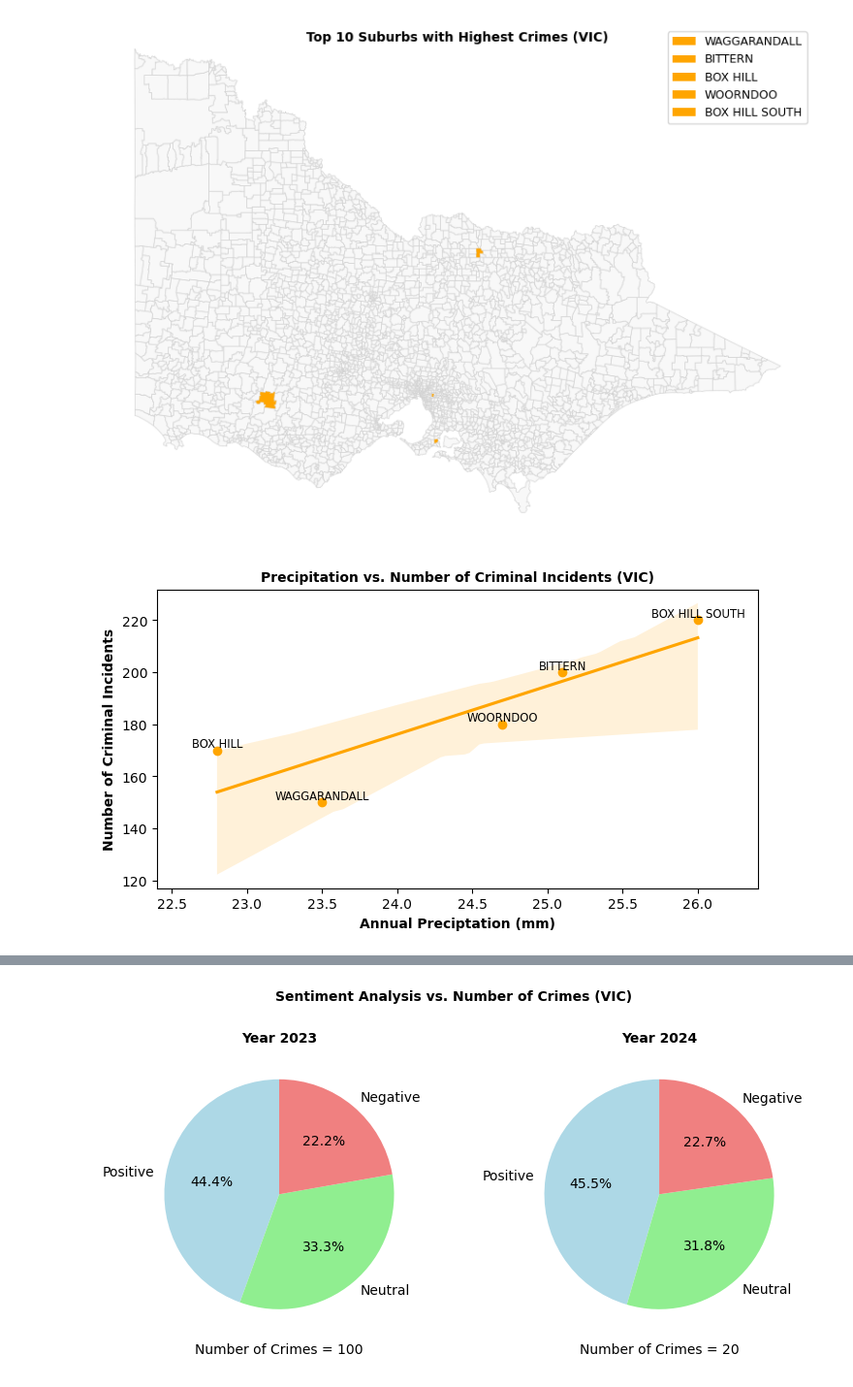
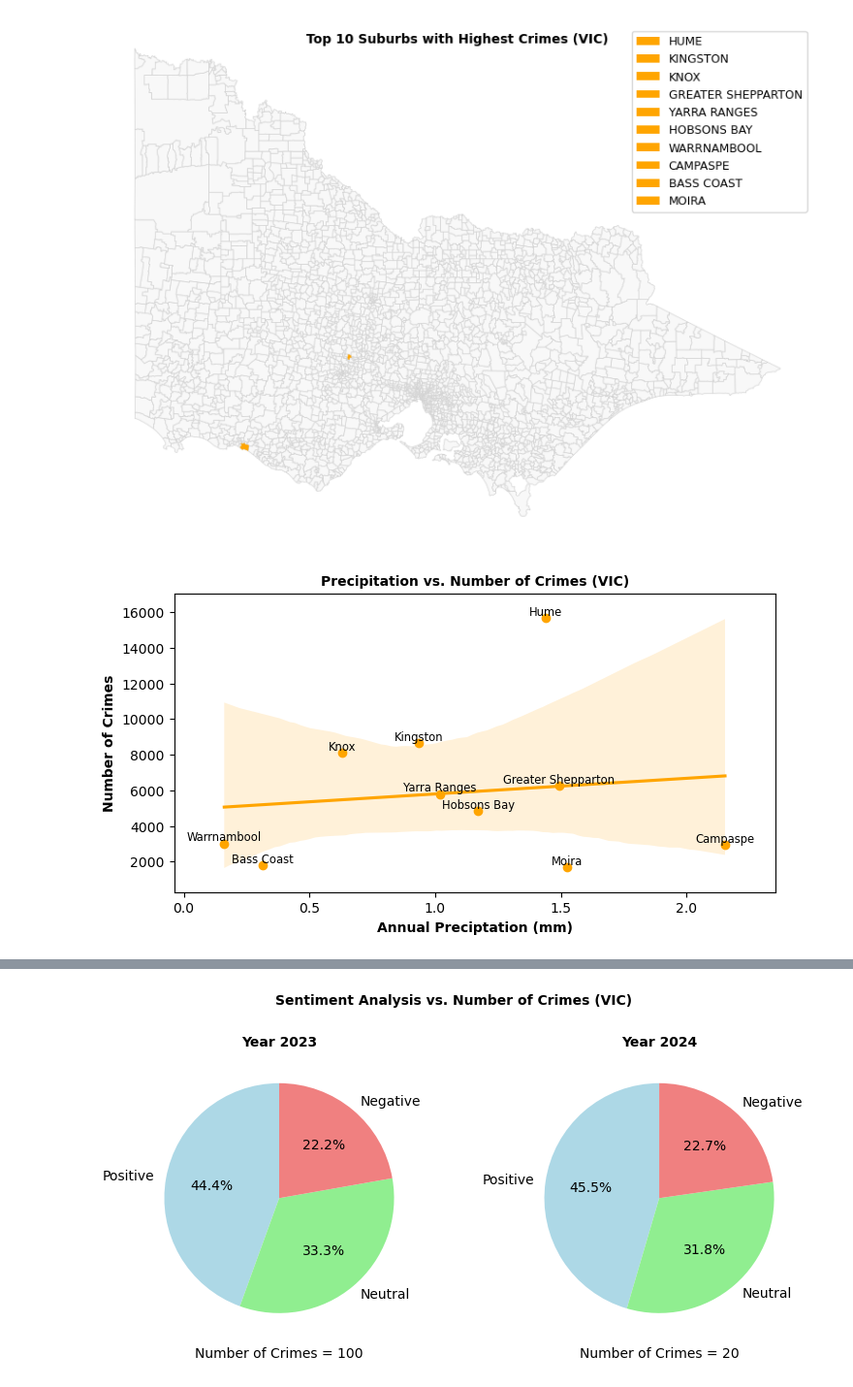
Before and after one commit to TLzzs/Realtime-Data-Analytic, a Jupyter notebook: frontend/plot_debug.ipynb, the cells around one changed output, grey strips where cells are left out. Shown: that part at 97% size. Drawn from its saved outputs; the diff is of its cells as text; code cells hidden in the pictures.

Commit message:
Completed frontend setup with backend link for BOM weather data; awaiting Mastodon social media integration.

```diff
--- a/frontend/plot_debug.ipynb
+++ b/frontend/plot_debug.ipynb
@@ -11,6 +23,11 @@ map_titles = {
     'temp':'Top 10 Suburbs with Highest Annual Temperature (VIC)',
     'precip':'Top 10 Suburbs with Highest Annual Precipitation (VIC)'
 }
+
+# gdf1 = gpd.read_file("../data/suburb-2-vic.geojson")
+# gdf2 = gpd.read_file("../data/suburb-10-vic.geojson")
+# gdf = gpd.GeoDataFrame(pd.concat([gdf1, gdf2], ignore_index=True))
+
 gdf = gpd.read_file("../data/suburb-2-vic.geojson")
 
 def plot_map(map_type,highlight_suburbs):
@@ -34,56 +51,60 @@ def plot_map(map_type,highlight_suburbs):
     plt.show()
     return None
 
-# Define the list of highlighted suburbs
-suburbs = ['WAGGARANDALL','BITTERN','BOX HILL','WOORNDOO','BOX HILL SOUTH']
-plot_map('crime',suburbs)
+all_suburbs = [entry['suburb_name'].upper() for entry in top_5_by_total_offences]
+plot_map('crime',all_suburbs)
+
+# top_suburbs = [entry['suburb_name'].upper() for entry in top_5_by_total_offences]
+# bottom_suburbs = [entry['suburb_name'].upper() for entry in bottom_5_by_total_offences]
+# plot_map('crime',top_suburbs)
+# plot_map('crime',bottom_suburbs)
 # %% [output]
-[figure, old version]
+[figure, new version]
 # %%
 scatter_annotations = {
     'title': {
-        'temp':'Temperature vs. Number of Criminal Incidents (VIC)',
-        'precip':'Precipitation vs. Number of Criminal Incidents (VIC)'
+        'average_temp':'Temperature vs. Number of Crimes (VIC)',
+        'average_rain':'Precipitation vs. Number of Crimes (VIC)'
     },
     'xlabel': {
-        'temp':'Annual Temperature (°C)',
-        'precip':'Annual Preciptation (mm)'
+        'average_temp':'Annual Temperature (°C)',
+        'average_rain':'Annual Preciptation (mm)'
     }
 }
 
 def plot_scatter_chart(scatter_type,data):
     # Extracting data
-    feature_data = [entry['feature_data'] for entry in data]
-    count_data = [entry['crime_count'] for entry in data]
-    suburbs = [entry['suburb'] for entry in data]
+    feature_data = [entry[scatter_type] for entry in data]
+    count_data = [entry['total_offences'] for entry in data]
+    suburbs = [entry['suburb_name'] for entry in data]
 
     # Create Scatter Plot
     plt.figure(figsize=(8, 4))
     plt.scatter(feature_data, count_data, color='orange')
 
-    # Add Trend Line
+    # # Add Trend Line
     sns.regplot(x=feature_data, y=count_data, scatter=False, color='orange')
 
     # Add annotations for each suburb
     for i, suburb in enumerate(suburbs):
-        plt.text(feature_data[i], count_data[i], suburb, horizontalalignment='center', verticalalignment='bottom', size='small')
+        plt.text(feature_data[i], count_data[i], suburb, ha='center', va='bottom', size='small')
 
     # Plot with title, xlabel, and ylabel
     plt.title(scatter_annotations['title'][scatter_type], fontweight='bold', fontsize=10)
     plt.xlabel(scatter_annotations['xlabel'][scatter_type], fontweight='bold')
-    plt.ylabel('Number of Criminal Incidents', fontweight='bold')
+    plt.ylabel('Number of Crimes', fontweight='bold')
 
-    plt.xlim(min(feature_data) - 0.4, max(feature_data) + 0.4)
+    # Dynamically adjust limits
+    x_range = max(feature_data) - min(feature_data)
+    y_range = max(count_data) - min(count_data)
+    x_padding = 0.1 * x_range
+    y_padding = 0.1 * y_range
+
+    plt.xlim(min(feature_data) - x_padding, max(feature_data) + x_padding)
+    plt.ylim(min(count_data) - y_padding, max(count_data) + y_padding)
     plt.show()
 
 # Example DataFrame with suburbs, temperature, and crime rate
-scatter_data = [
-    {'suburb': "WAGGARANDALL", 'feature_data': 23.5, 'crime_count': 150},
-    {'suburb': "BITTERN", 'feature_data': 25.1, 'crime_count': 200},
-    {'suburb': "BOX HILL", 'feature_data': 22.8, 'crime_count': 170},
-    {'suburb': "WOORNDOO", 'feature_data': 24.7, 'crime_count': 180},
-    {'suburb': "BOX HILL SOUTH", 'feature_data': 26.0, 'crime_count': 220}
-]
-plot_scatter_chart('precip',scatter_data)
+plot_scatter_chart('average_rain',top_5_by_total_offences)
 # %% [output]
-[figure, old version]
+[figure, new version]
```
Also changed, not shown: parts of 3 cells of this notebook, 2 other files.
